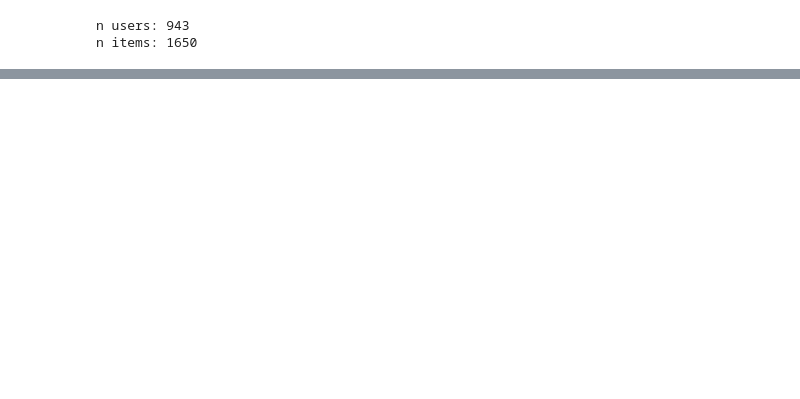
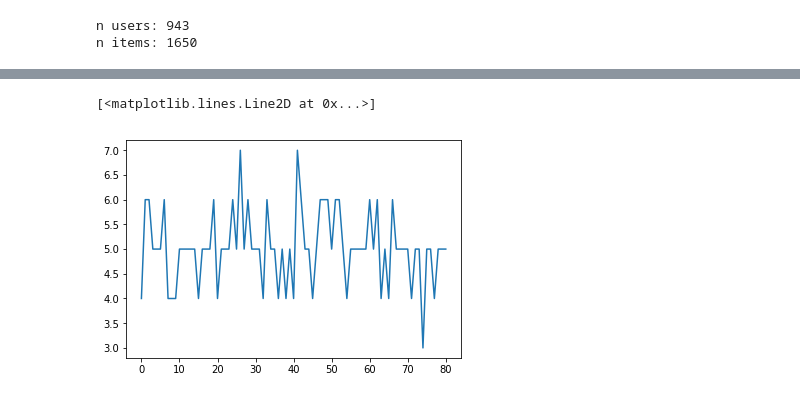
Before and after one commit to colby-j-wise/ParticleThompsonSamplingMAB, a Jupyter notebook: particle_analysis.ipynb, the cells around one changed output, grey strips where cells are left out. Saved outputs shown, nothing was run; the diff lists cells and outputs as text; code cells hidden in the pictures; blank space fills up the shorter version.

```diff
--- a/particle_analysis.ipynb
+++ b/particle_analysis.ipynb
@@ -252,3 +282,8 @@ plt.show()
+# %%
+plt.plot(strat)
+# %% [output]
+[<matplotlib.lines.Line2D at 0x...>]
+[figure, added]
 # %%
 def average_particles(p_hist, interval=4):
     avg = []
```
Also changed, not shown: parts of 8 cells of this notebook, 3 other files.
